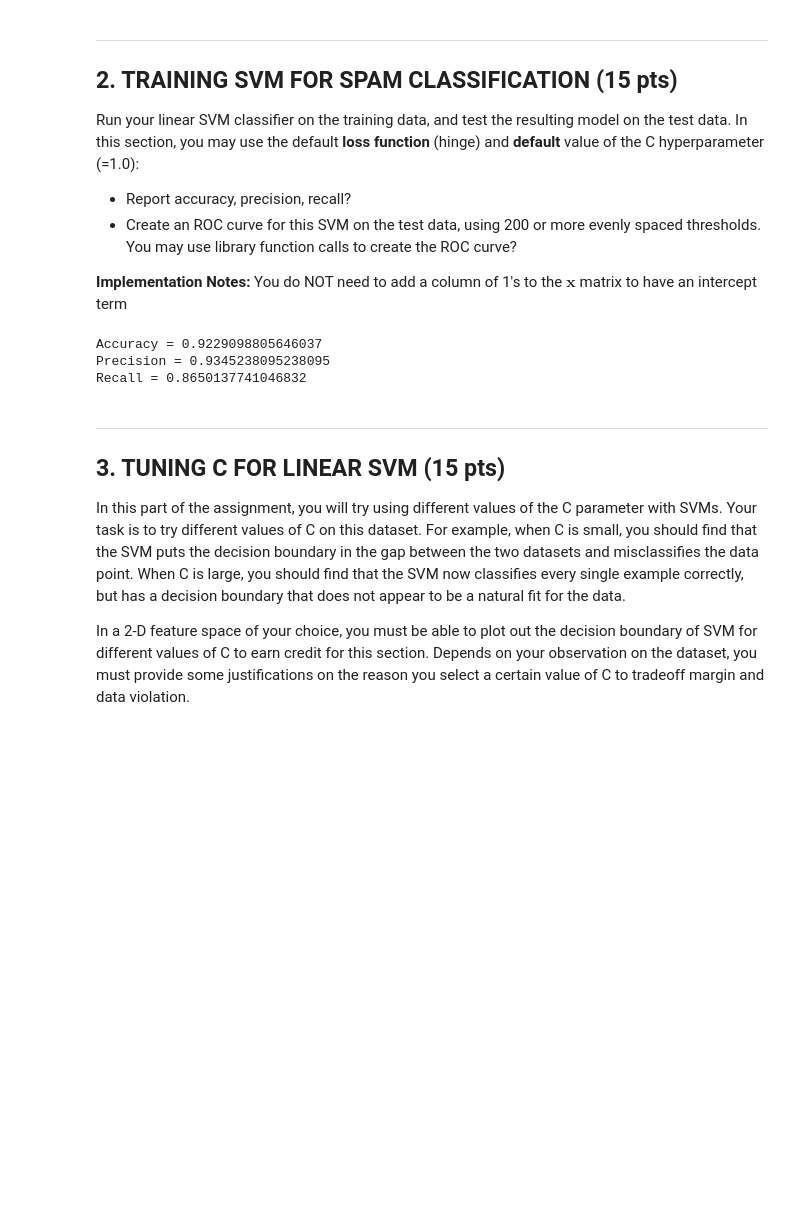
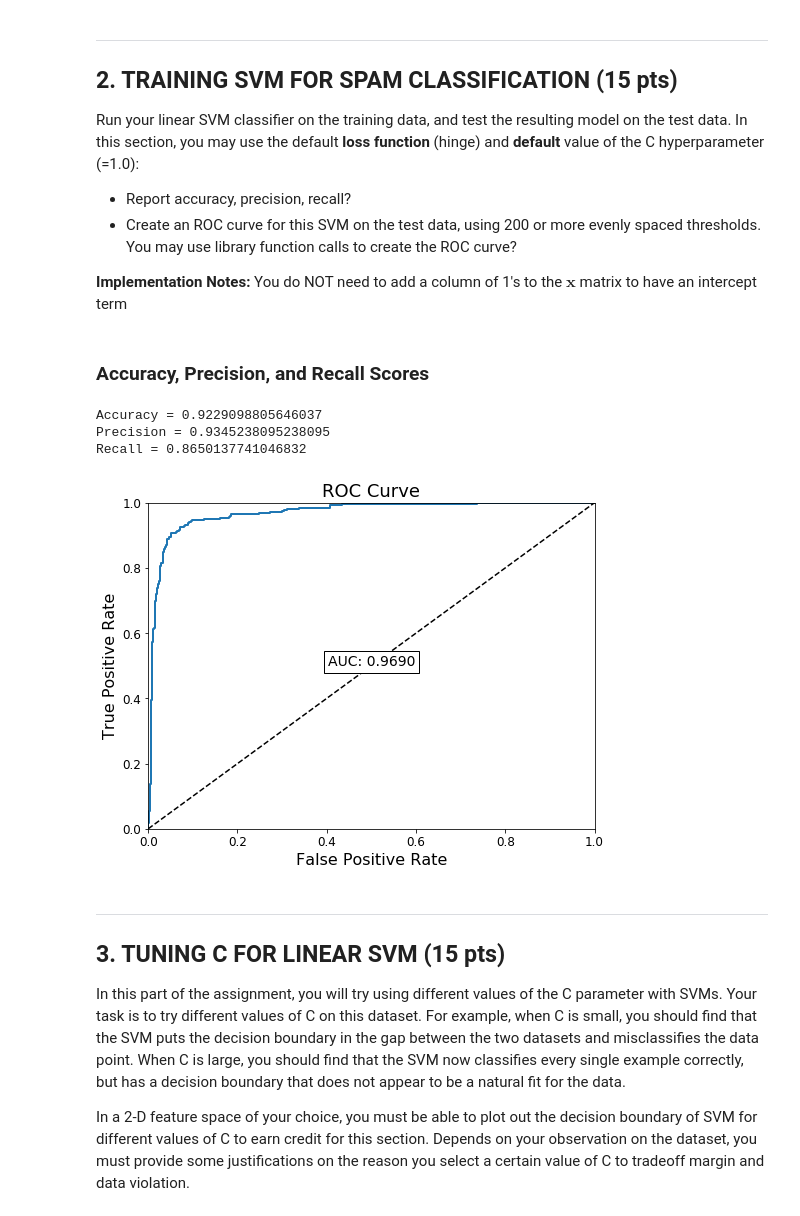
Before and after one commit to nabeeln7/svm-spambase, a Jupyter notebook: CS 6316 Assignment 2.ipynb, the cells around one changed output. Saved outputs shown, nothing was run; the diff lists cells and outputs as text; code cells hidden in the pictures; blank space fills up the shorter version.

```diff
--- a/CS 6316 Assignment 2.ipynb
+++ b/CS 6316 Assignment 2.ipynb
@@ -97,6 +97,8 @@ Run your linear SVM classifier on the training data, and test the resulting mode
 
 **Implementation Notes:** You do NOT need to add a column of 1's to the $\mathbf{
 x}$ matrix to have an intercept term
+# %% [markdown]
+### Accuracy, Precision, and Recall Scores
 # %%
 from sklearn.svm import LinearSVC
 
@@ -121,3 +125,29 @@ Recall = 0.8650137741046832
+# %%
+decision_function = svm_clf.decision_function(X_test)
+fpr, tpr, thresholds = roc_curve(y_true=y_test,
+                                 y_score=decision_function,
+                                 pos_label=1)
+
+auc = roc_auc_score(y_true=y_test, y_score=decision_function)
+
+def plot_roc_curve(fpr, tpr, auc, title, label=None):
+    plt.plot(fpr, tpr, linewidth=2, label=label)
+    plt.plot([0, 1], [0, 1], 'k--')
+    plt.axis([0, 1, 0, 1])
+    plt.xlabel('False Positive Rate', fontsize=16)
+    plt.ylabel('True Positive Rate', fontsize=16)
+    plt.text(0.5, 0.5,
+             'AUC: {:.4f}'.format(auc),
+             bbox=dict(facecolor='white'),
+             horizontalalignment='center',
+             fontsize=14)
+    plt.title(title, fontsize=18)
+
+plt.figure(figsize=(8, 6))
+plot_roc_curve(fpr, tpr, auc, "ROC Curve")
+plt.show()
+# %% [output]
+[figure, added]
 # %% [markdown]
 - - -
 ## 3. TUNING C FOR LINEAR SVM (15 pts)
```
Also changed, not shown: parts of 2 cells of this notebook.
